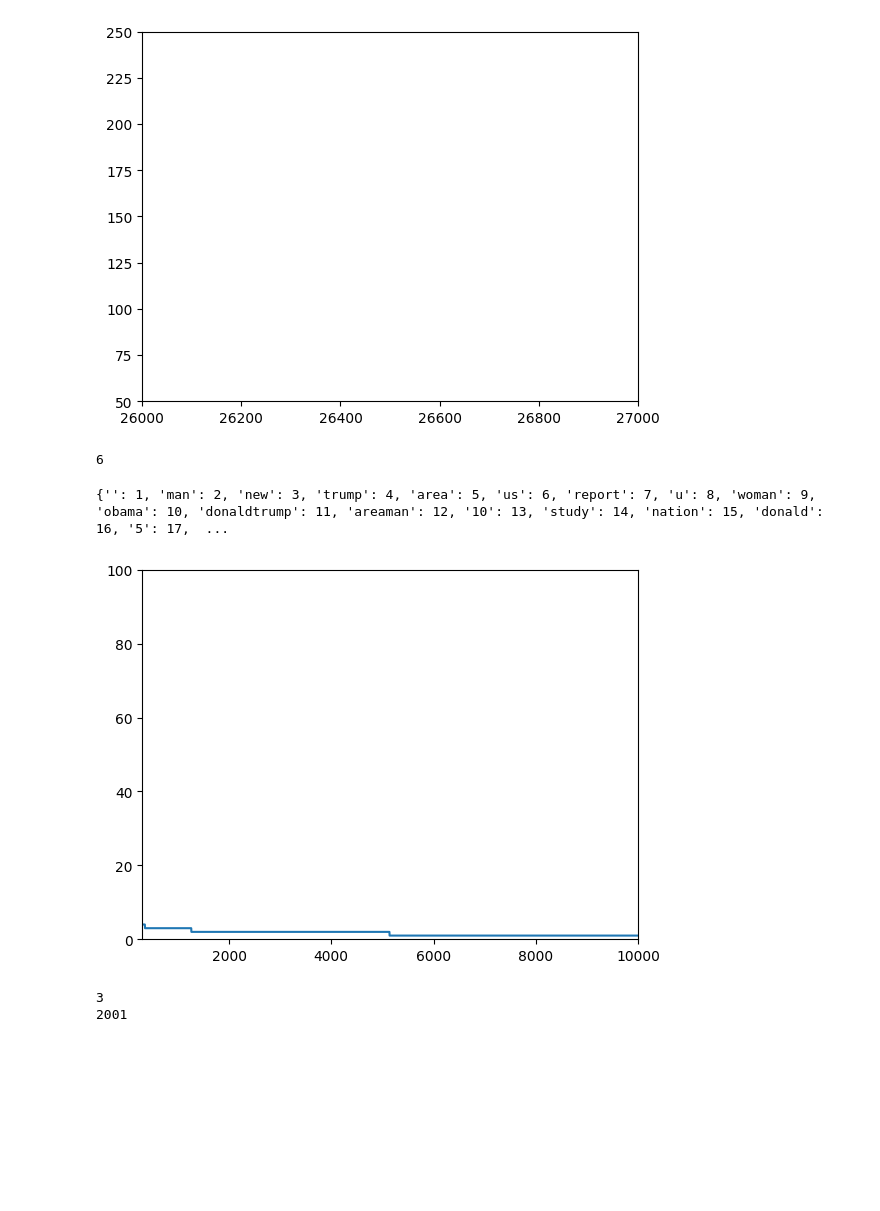
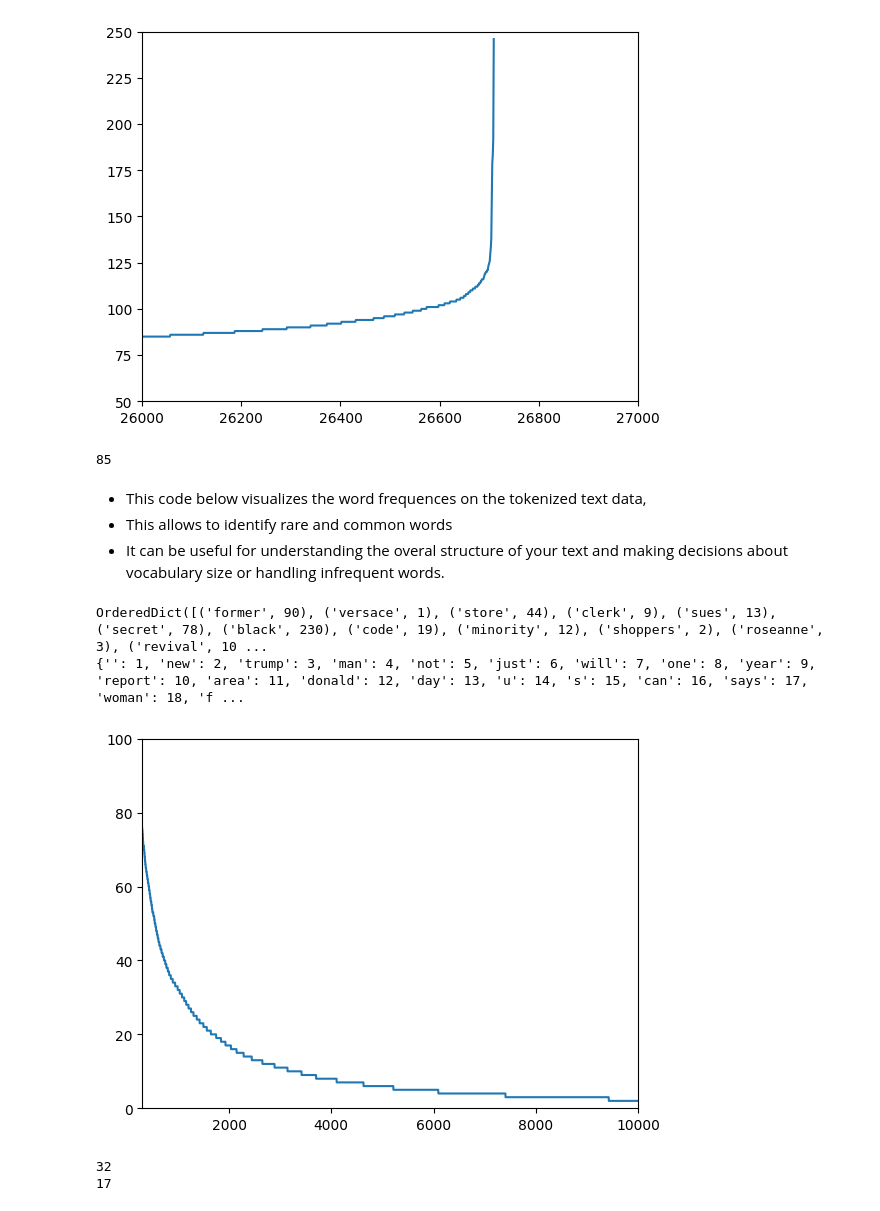
Before and after one commit to Danlof/Sentiment_Analysis, a Jupyter notebook: sarcasm_detector.ipynb, the cells around one changed output. Drawn from its saved outputs; the diff is of its cells as text; code cells hidden in the pictures; blank space fills up the shorter version.

```diff
--- a/sarcasm_detector.ipynb
+++ b/sarcasm_detector.ipynb
@@ -33,11 +40,9 @@ table = str.maketrans('','',string.punctuation)
 with open("/media/danlof/dan files/data_science_codes/project_3.2/sarcasm.json",'r') as f:
     datastore = json.load(f)# stores the json file as datastore
 
-# intialization of different lists that are to be floaded with outputs later
 sentences = []
 labels = []
 urls = []
-
 for item in datastore:
     sentence = item['headline'].lower() # make the words lower case
     sentence = sentence.replace(",", " , ") # the following four cases of replace creates white spaces as indicated where indicated
@@ -45,7 +50,7 @@ for item in datastore:
     sentence = sentence.replace("-", " - ")
     sentence = sentence.replace("/", " / ")
     # since our sentences have html tags , we remove them
-    soup = Bsoup(sentence)
+    soup = BeautifulSoup(sentence)
     sentence = soup.get_text()
     # now we split the sentences into words for removal of punctuations and stopwords
     words = sentence.split()
@@ -53,8 +58,8 @@ for item in datastore:
     for word in words:
         word = word.translate(table)
         if word not in stopwords:
-            filtered_sentence = filtered_sentence + word + ""
-        # to the empty lists above we append different parts of the required outputs
-        sentences.append(filtered_sentence)
-        labels.append(item['is_sarcastic'])
-        urls.append(item['article_link'])
+            filtered_sentence = filtered_sentence + word + " "
+    # to the empty lists above we append different parts of the required outputs
+    sentences.append(filtered_sentence)
+    labels.append(item['is_sarcastic'])
+    urls.append(item['article_link'])
@@ -61,7 +68,6 @@ for item in datastore:
 # %%
-xs=[]
-ys=[]
-
+xs=[] # stores the indices of sentences
+ys=[] # stores the length of each sentence
 current_item=1
 for item in sentences:
   xs.append(current_item)
@@ -71,10 +77,10 @@ newys = sorted(ys)
 
 import matplotlib.pyplot as plt
 plt.plot(xs,newys)
-plt.axis([26000, 27000, 50, 250])
+plt.axis([26000, 27000, 50, 250]) # limits for our plot x and y respectively
 plt.show()
 
 print(newys[26000])
 # %% [output]
-[figure, old version]
+[figure, new version]
-6
+85
@@ -103,30 +113,38 @@ training_padded = pad_sequences(training_sequences, maxlen=max_length, padding=p
 
 testing_sequences = tokenizer.texts_to_sequences(testing_sentences)
 testing_padded = pad_sequences(testing_sequences, maxlen=max_length, padding=padding_type, truncating=trunc_type)
+# %% [markdown]
+- This code below visualizes the word frequences on the tokenized text data,
+- This allows to identify rare and common words
+- It can be useful for understanding the overal structure of your text and making decisions about vocabulary size  or handling infrequent words.
 # %%
+wc=tokenizer.word_counts
+print(wc)
+
+import matplotlib.pyplot as plt
+wc = tokenizer.word_counts
 from collections import OrderedDict
-newlist = (OrderedDict(sorted(wc.items(),key = lambda t:t[1],reverse=True)))
-
+newlist = (OrderedDict(sorted(wc.items(), key=lambda t: t[1], reverse=True))) # descending order
 print(word_index)
 print(newlist)
-
-xs = []
-ys = []
+xs=[] # word indices
+ys=[] # word frequencies
 curr_x = 1
 for item in newlist:
-    xs.append(curr_x)
-    curr_x = curr_x + 1
-    ys.append(newlist[item])
+  xs.append(curr_x)
+  curr_x=curr_x+1
+  ys.append(newlist[item])
 
 print(ys)
 plt.plot(xs,ys)
 plt.axis([300,10000,0,100])
 plt.show()
 print(ys[1000])
-print(xs[2000])
+print(ys[2000])
 # %% [output]
-{'': 1, 'man': 2, 'new': 3, 'trump': 4, 'area': 5, 'us': 6, 'report': 7, 'u': 8, 'woman': 9, 'obama': 10, 'donaldtrump': 11, 'areaman': 12, '10': 13, 'study': 14, 'nation': 15, 'donald': 16, '5': 17,  ...
+OrderedDict([('former', 90), ('versace', 1), ('store', 44), ('clerk', 9), ('sues', 13), ('secret', 78), ('black', 230), ('code', 19), ('minority', 12), ('shoppers', 2), ('roseanne', 3), ('revival', 10 ...
+{'': 1, 'new': 2, 'trump': 3, 'man': 4, 'not': 5, 'just': 6, 'will': 7, 'one': 8, 'year': 9, 'report': 10, 'area': 11, 'donald': 12, 'day': 13, 'u': 14, 's': 15, 'can': 16, 'says': 17, 'woman': 18, 'f ...
-[figure, old version]
+[figure, new version]
-3
-2001
+32
+17
 # %%
```
Also changed, not shown: parts of 16 cells of this notebook.
